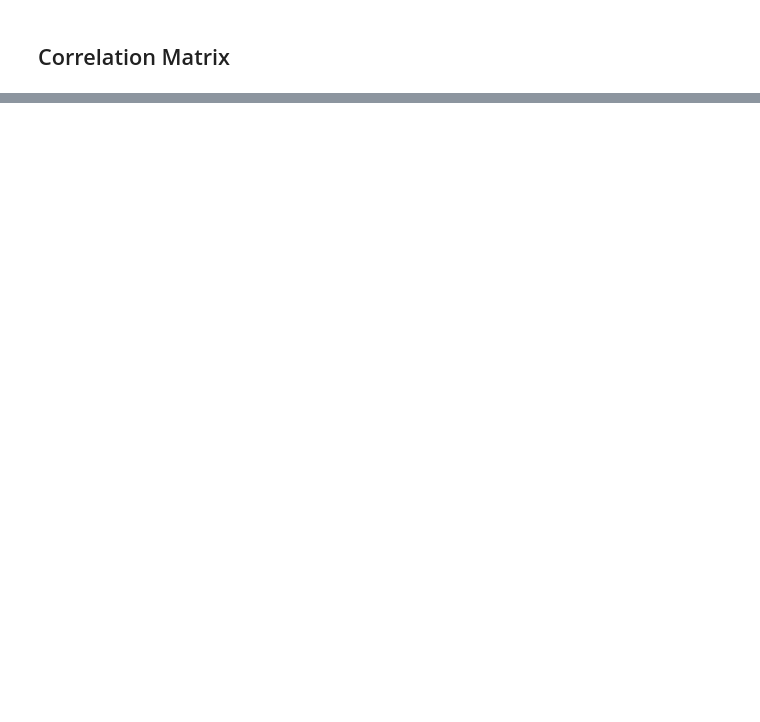
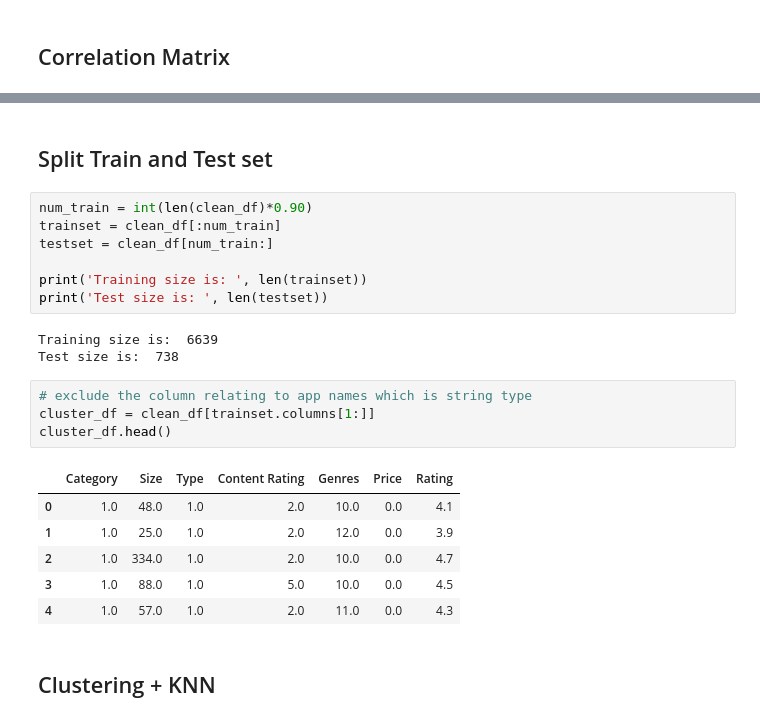
Before and after one commit to pkhorram/EDA-on-GoogleAppRatings, a Jupyter notebook: data_prepare.ipynb, the cells around one changed output, grey strips where cells are left out. Drawn from its saved outputs; the diff is of its cells as text; blank space fills up the shorter version.

Commit message:
utils added and first clustering experiment executed

```diff
--- a/data_prepare.ipynb
+++ b/data_prepare.ipynb
@@ -262 +244,26 @@ Price -------- True
+# %% [markdown]
+## Split Train and Test set
+# %%
+num_train = int(len(clean_df)*0.90)
+trainset = clean_df[:num_train]
+testset = clean_df[num_train:]
+
+print('Training size is: ', len(trainset))
+print('Test size is: ', len(testset))
+# %% [output]
+Training size is:  6639
+Test size is:  738
+# %%
+# exclude the column relating to app names which is string type
+cluster_df = clean_df[trainset.columns[1:]]
+cluster_df.head()
+# %% [output]
+|  | Category | Size | Type | Content Rating | Genres | Price | Rating |
+| 0 | 1.0 | 48.0 | 1.0 | 2.0 | 10.0 | 0.0 | 4.1 |
+| 1 | 1.0 | 25.0 | 1.0 | 2.0 | 12.0 | 0.0 | 3.9 |
+| 2 | 1.0 | 334.0 | 1.0 | 2.0 | 10.0 | 0.0 | 4.7 |
+| 3 | 1.0 | 88.0 | 1.0 | 5.0 | 10.0 | 0.0 | 4.5 |
+| 4 | 1.0 | 57.0 | 1.0 | 2.0 | 11.0 | 0.0 | 4.3 |
+# %% [markdown]
+## Clustering + KNN
 # %%
```
Also changed, not shown: parts of 32 cells of this notebook, 1 other file.
